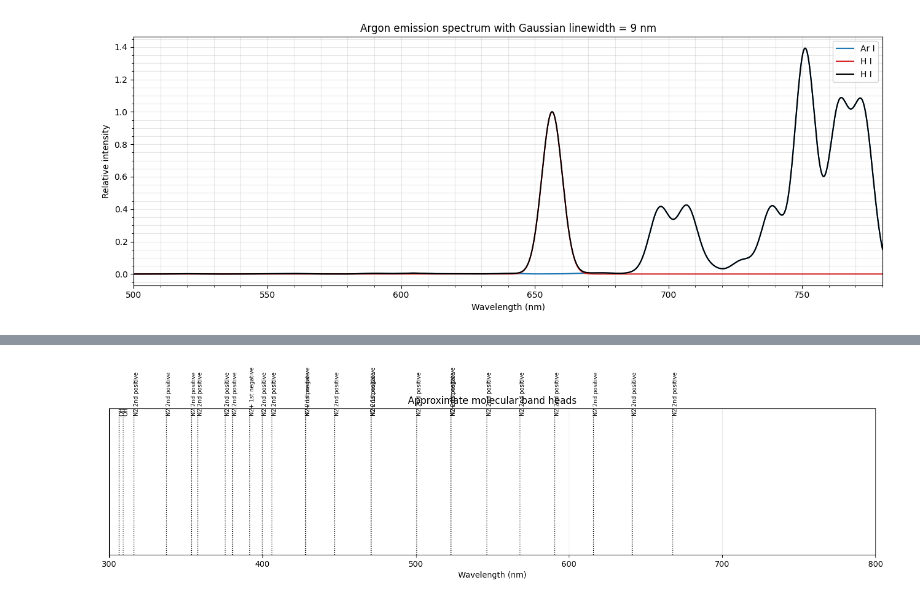
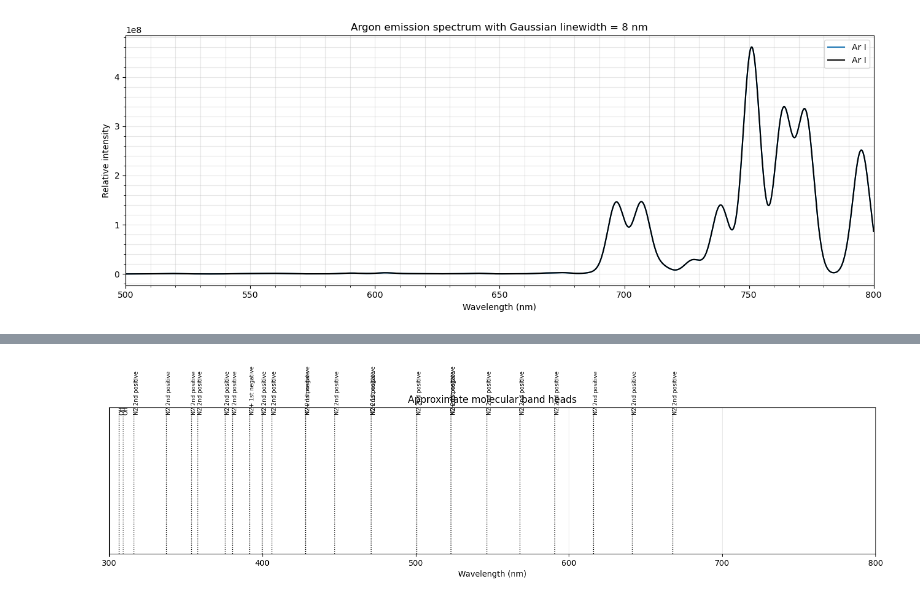
Before and after one commit to maimounabocoum/UCLA-code, a Jupyter notebook: SpectrumAr.ipynb, the cells around one changed output, grey strips where cells are left out. Drawn from its saved outputs; the diff is of its cells as text; code cells hidden in the pictures.

```diff
--- a/SpectrumAr.ipynb
+++ b/SpectrumAr.ipynb
@@ -6,22 +6,25 @@ import matplotlib.pyplot as plt
 from astroquery.nist import Nist
 import astropy.units as u
 
-from nist_utils import ExtractIntensityNist
+from nist_utils import ExtractIntensityNist, Extract_Ei_Ek, Get_bremsstralung
 
 # ---------------------------------------------------
 # Parameters
 # ---------------------------------------------------
 
 # Gaussian linewidth (FWHM) in nm
-linewidth = 9
+linewidth = 8
 
 # Spectral axis for reconstructed spectrum
 lambda_min = 500
-lambda_max = 780
+lambda_max = 800
 Npts = 10000
+kb   = 8.617333262e-5 # boltzmann constant in eV / K
+T    = 3000   # Temperature in K
+Text = 12000   # excitation temperature
 
 # Ionization states ,"Si I","H I"
-ar_types = ["Ar I","H I"]
+ar_types = ["Ar I"]
 
 # Colors
 colors = ["tab:blue", "tab:red", "tab:green", "tab:orange", "tab:brown"]
@@ -54,20 +57,41 @@ for ar_type, color in zip(ar_types, colors):
         linename=ar_type,
         wavelength_type='vacuum'
     )
+    print(table.colnames[7])
+    # Wavelength column : get "observed" wavelengths name if exists
+    name_obs  = "Observed" if "Observed" in table.colnames else "Ritz"
+    # Wavelength column : get "observed" wavelengths name if exists
+    name_Ritz = "Ritz" if "Ritz" in table.colnames else None
 
-    # Wavelength column : get both observed or ritz wavelegnth
-    wl_col = "Observed" if "Observed" in table.colnames else "Ritz"
 
     # Intensity column : only extract those with tabulated rel intensity
     int_col = "Rel." if "Rel." in table.colnames else None
 
     # Convert wavelengths
-    wl = np.array(table[wl_col], dtype=float)
+    wl_obs  = np.array(table[name_obs],  dtype=float)
+    wl_ritz = np.array(table[name_Ritz], dtype=float)
+
+    # Use observed wavelength when available,
+    # otherwise use Ritz wavelength
+    wl = np.where(wl_obs != 0, wl_obs, wl_ritz)
+
+    # Extract Transition in cm^{-1}
+    hnu = np.array(table["Transition"], dtype=float)
+
+    # Extract Level energy in eV
+    # Split each string around "-"
+    Ei, Ek = Extract_Ei_Ek(np.array(table["Ei           Ek"]))
+    # split_energy = [x.split("-") for x in energy]
+
+    # Ei = np.array([float(x[0]) for x in split_energy]) # lower state
+    # Ek = np.array([float(x[1]) for x in split_energy]) # upper state
 
     # Remove invalid wavelengths
-    mask = np.isfinite(wl)
-    wl = wl[mask]
-    table = table[mask]
+    mask    = np.isfinite(wl)
+    wl      = wl[mask]
+    hnu     = hnu[mask]
+    table   = table[mask]
+    Ek      = Ek[mask]
 
     # Intensities
     if int_col is not None:
@@ -79,24 +103,28 @@ for ar_type, color in zip(ar_types, colors):
     intensity[~np.isfinite(intensity)] = 1
 
     # Sort
-    idx = np.argsort(wl)
-    wl = wl[idx]
-    intensity = intensity[idx]
+    idx         = np.argsort(wl)
+    wl          = wl[idx]
+    intensity   = intensity[idx]
+    hnu         = hnu[idx]
 
     # normalizing each individual species
-    intensity = intensity/max(intensity)
+    #intensity = intensity/max(intensity)
+
     # ---------------------------------------------------
     # Build Gaussian spectrum
     # ---------------------------------------------------
 
     spectrum = np.zeros_like(lambda_axis)
 
-    for l, I in zip(wl, intensity):
+    for l, I , t , Eu  in zip(wl, intensity,hnu,Ek):
+    # l : line in wavelength
+    # I intensity tabulated in nist
+    # Transition in cm^{-1}
 
-        gaussian = I * np.exp(
+        gaussian = I * t * np.exp(
             -(lambda_axis - l)**2 / (2 * sigma**2)
-        )
-
+        ) * np.exp(-0*Eu/(kb*Text))
         spectrum += gaussian
 
     # Plot spectrum
@@ -109,6 +137,8 @@ for ar_type, color in zip(ar_types, colors):
         label=ar_type
     )
 
+# add Bresstralum to current spectra
+epsilon_lambda_norm = Get_bremsstralung(lambda_axis)
 
 # ---------------------------------------------------
 # Formatting
@@ -140,4 +170,4 @@ Downloading H I lines...
-[figure, old version]
+[figure, new version]
 # %%
 # Full Path to your file
 #filename = r"D:\ucla data\spectrum\ArgonLS_63p3dBm_5900torr_500kHzdrive_25msIntTime_ST006871__1__19-46-08-601.txt"
```
Also changed, not shown: parts of 2 cells of this notebook.
